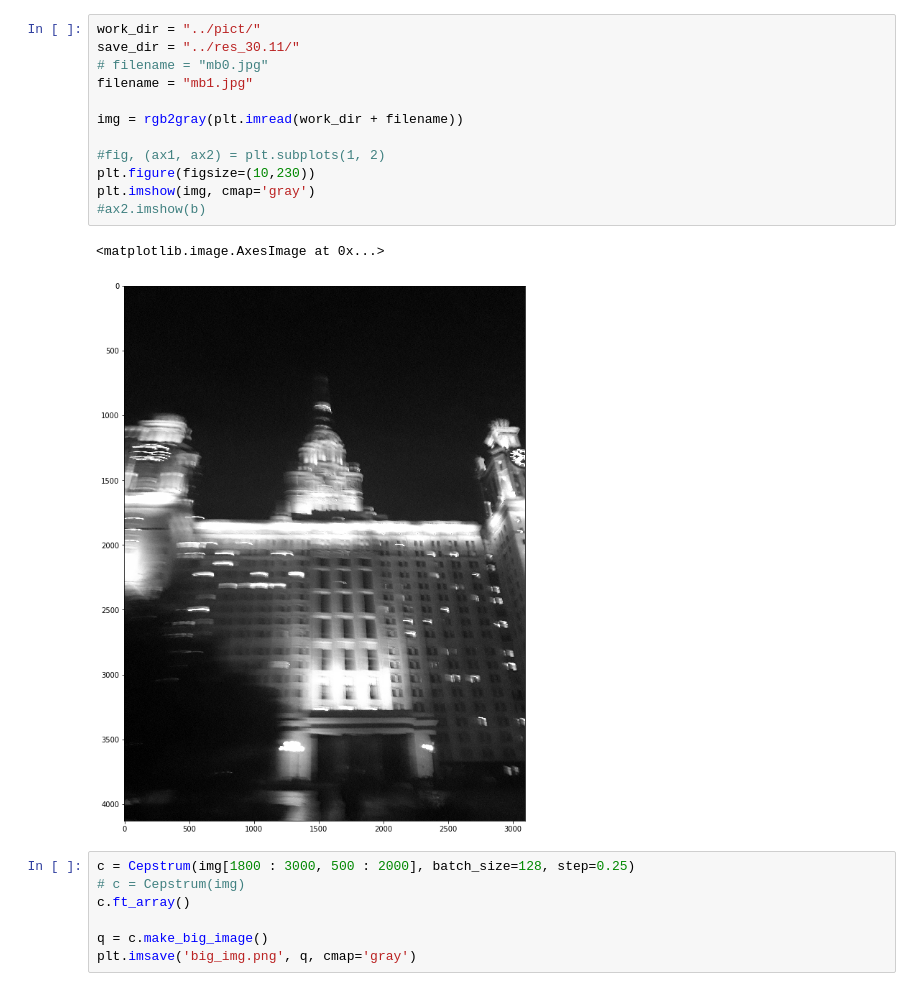
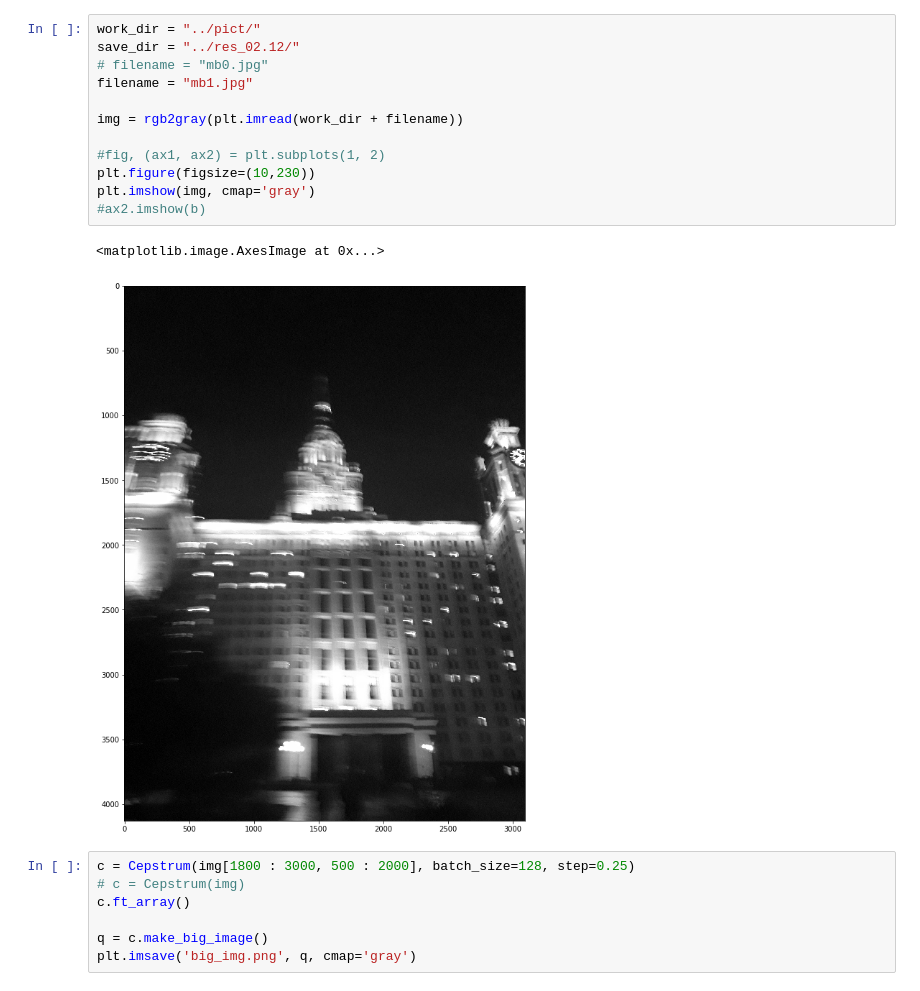
Before and after one commit to lePossum/Diploma, a Jupyter notebook: cur_work/Diploma_work.ipynb, the cells around one changed output. Drawn from its saved outputs; the diff is of its cells as text.

```diff
--- a/cur_work/Diploma_work.ipynb
+++ b/cur_work/Diploma_work.ipynb
@@ -235,19 +253,19 @@ class MySGDClassifier(BaseEstimator, ClassifierMixin):
         return y_hat
 # %%
 work_dir = "../pict/"
-save_dir = "../res_30.11/"
+save_dir = "../res_02.12/"
 # filename = "mb0.jpg"
 filename = "mb1.jpg"
 
 img = rgb2gray(plt.imread(work_dir + filename))
 
 #fig, (ax1, ax2) = plt.subplots(1, 2)
 plt.figure(figsize=(10,230))
 plt.imshow(img, cmap='gray')
 #ax2.imshow(b)
 # %% [output]
 <matplotlib.image.AxesImage at 0x...>
-[figure, old version]
+[figure, new version]
 # %%
 c = Cepstrum(img[1800 : 3000, 500 : 2000], batch_size=128, step=0.25)
 # c = Cepstrum(img)
```
Also changed, not shown: parts of 7 cells of this notebook, 14 other files.
